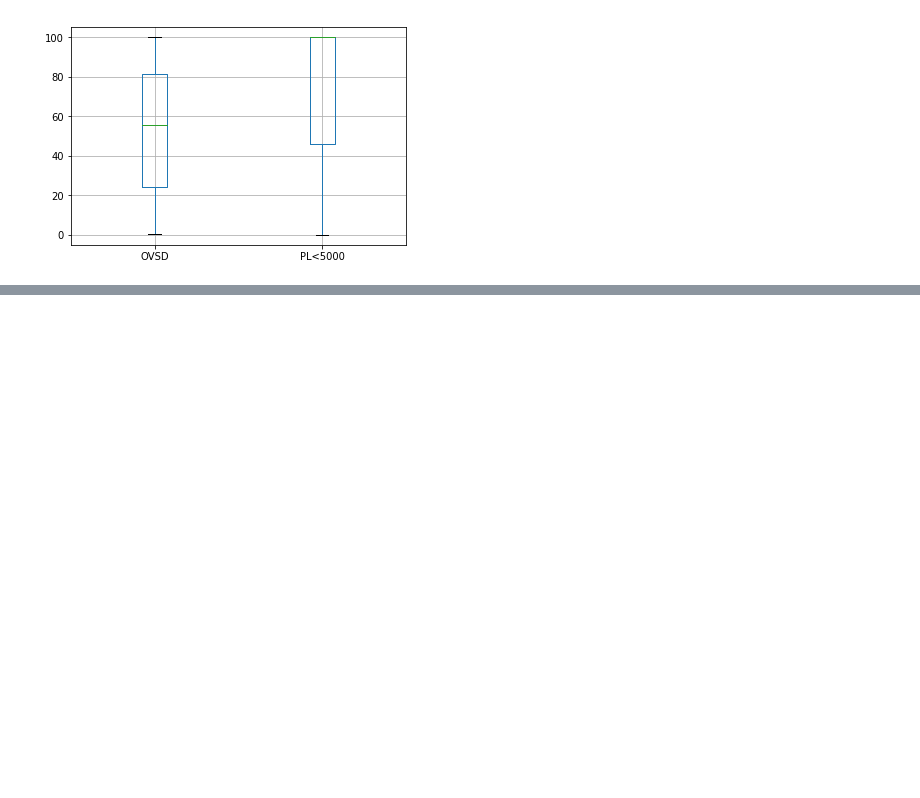
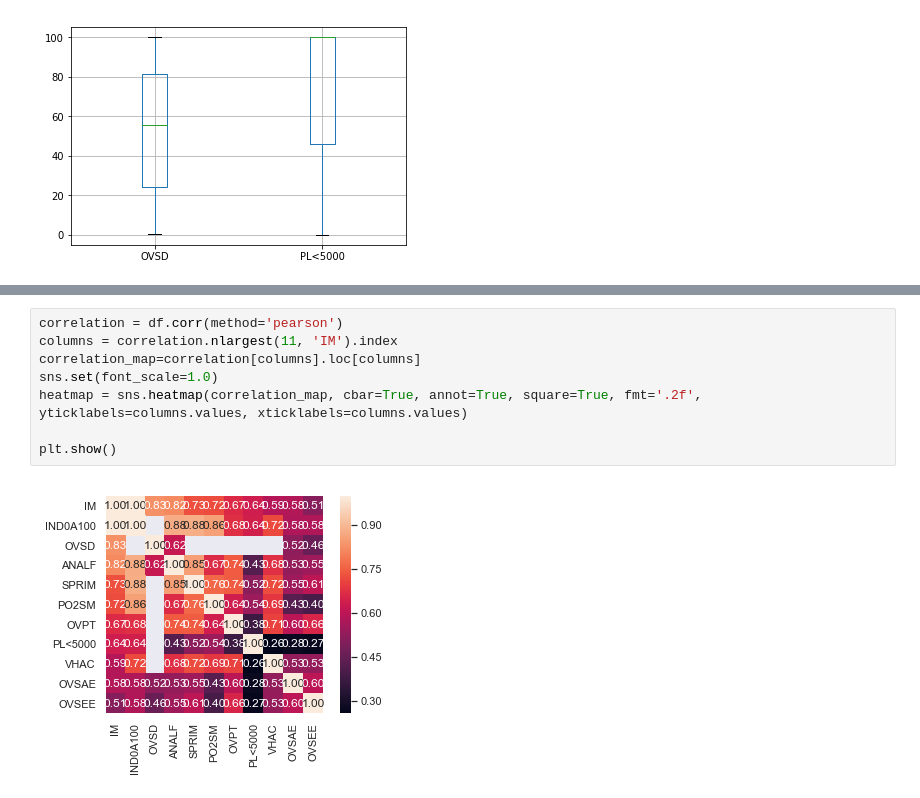
Before and after one commit to jeroaranda/aplicada3, a Jupyter notebook: marginacion.ipynb, the cells around one changed output, grey strips where cells are left out. Cells and saved outputs as stored; diff of their text form; blank space fills up the shorter version.

```diff
--- a/marginacion.ipynb
+++ b/marginacion.ipynb
@@ -124,0 +147,10 @@ df_sample.boxplot(column=['OVSD','PL<5000'])
+# %%
+correlation = df.corr(method='pearson')
+columns = correlation.nlargest(11, 'IM').index
+correlation_map=correlation[columns].loc[columns]
+sns.set(font_scale=1.0)
+heatmap = sns.heatmap(correlation_map, cbar=True, annot=True, square=True, fmt='.2f', yticklabels=columns.values, xticklabels=columns.values)
+
+plt.show()
+# %% [output]
+[figure, added]
```
Also changed, not shown: parts of 17 cells of this notebook, 2 other files.
